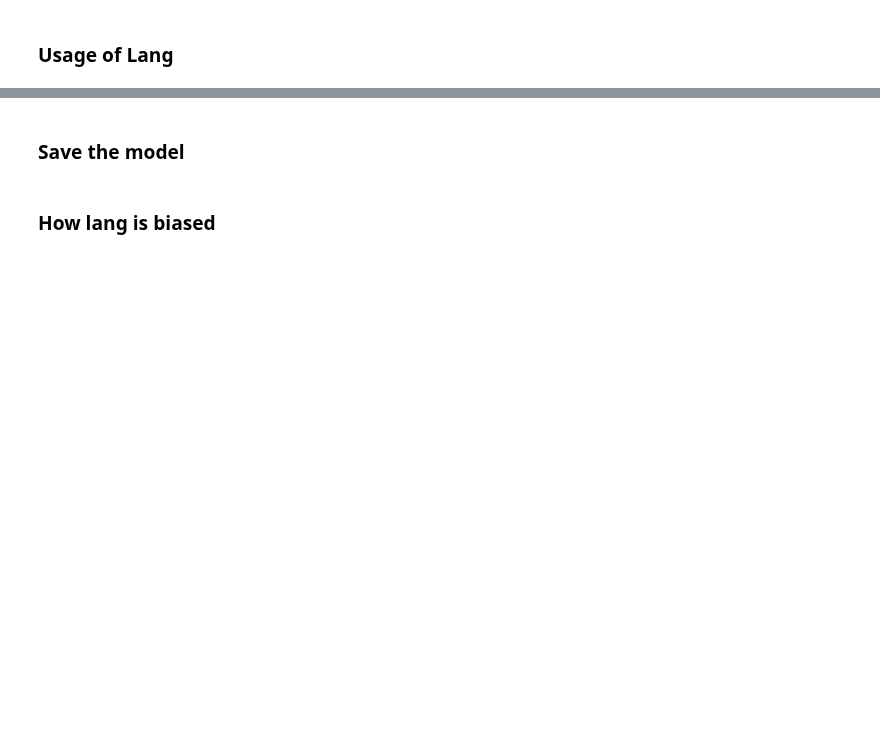
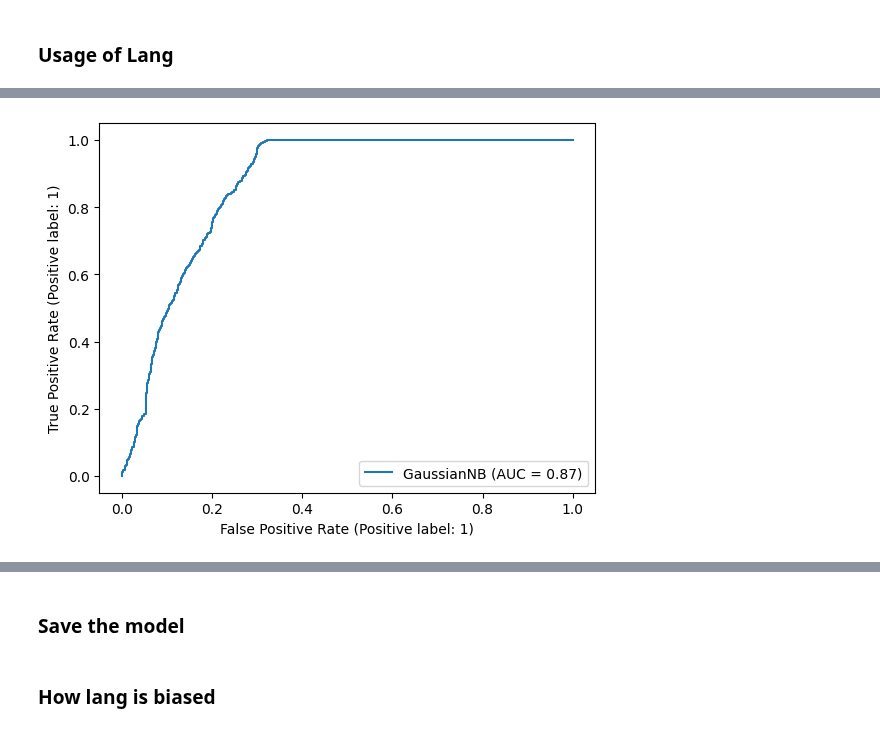
Before and after one commit to Andrew-Wyn/Data_Mining_22_23, a Jupyter notebook: bayes_classification.ipynb, the cells around one changed output, grey strips where cells are left out. Drawn from its saved outputs; the diff is of its cells as text; code cells hidden in the pictures; blank space fills up the shorter version.

Commit message:
added roc-c plot in svm and nb classification

```diff
--- a/bayes_classification.ipynb
+++ b/bayes_classification.ipynb
@@ -141,3 +142,8 @@ plt.show()
+# %%
+svc_disp = RocCurveDisplay.from_estimator(gnb, test_X, test_label)
+plt.show()
+# %% [output]
+[figure, added]
 # %%
 pca = PCA(n_components=2)
 test_set_reduced = pca.fit_transform(test_X)
```
Also changed, not shown: parts of 21 cells of this notebook, 3 other files.
